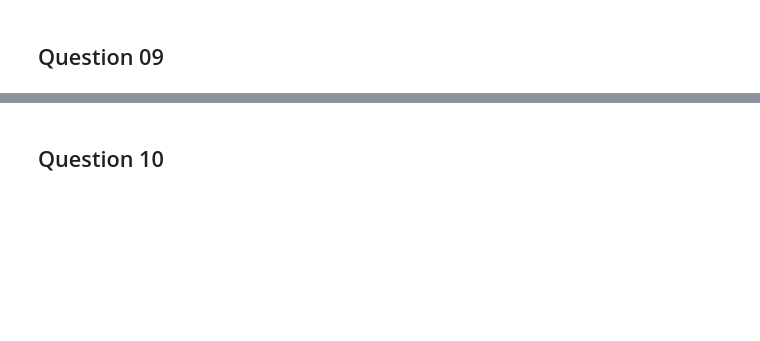
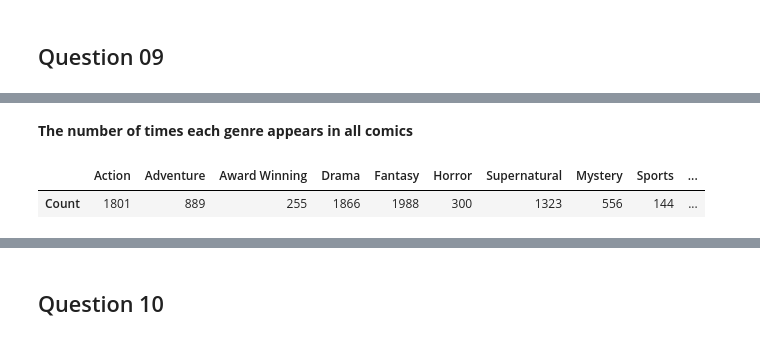
Before and after one commit to duongtruongbinh/IntroDS_FinalProject, a Jupyter notebook: src/Asking_Questions_and_Analyzing.ipynb, the cells around one changed output, grey strips where cells are left out. Drawn from its saved outputs; the diff is of its cells as text; code cells hidden in the pictures; blank space fills up the shorter version.

```diff
--- a/src/Asking_Questions_and_Analyzing.ipynb
+++ b/src/Asking_Questions_and_Analyzing.ipynb
@@ -182,0 +194,21 @@ plt.show()
+# %% [markdown]
+**The number of times each genre appears in all comics**
+# %%
+manga_copy_df = manga_df.copy()
+
+listGenresColumns = manga_copy_df['Genres'].tolist()
+listGenresColumns = [ast.literal_eval(listGenres) for listGenres in listGenresColumns]
+listGenresColumns
+
+genreCount = {}
+
+genreCount = Counter(genre for listGenres in listGenresColumns for genre in listGenres)
+
+df_genre_count = pd.DataFrame([genreCount.values()], columns=genreCount.keys())
+
+df_genre_count = df_genre_count.rename(index={0: 'Count'})
+
+df_genre_count
+# %% [output]
+|  | Action | Adventure | Award Winning | Drama | Fantasy | Horror | Supernatural | Mystery | Sports | ... |
+| Count | 1801 | 889 | 255 | 1866 | 1988 | 300 | 1323 | 556 | 144 | ... |
```
Also changed, not shown: parts of 13 cells of this notebook.
